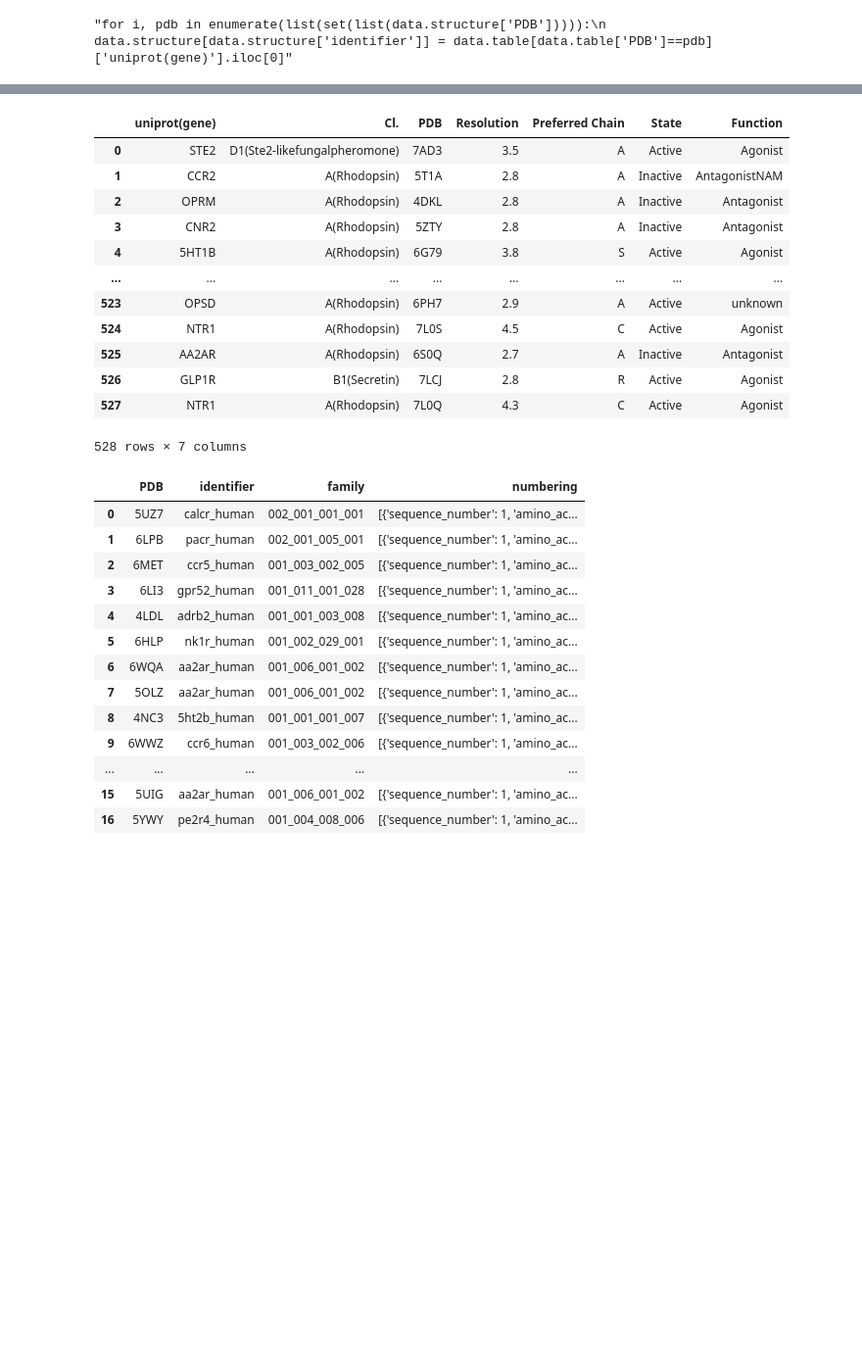
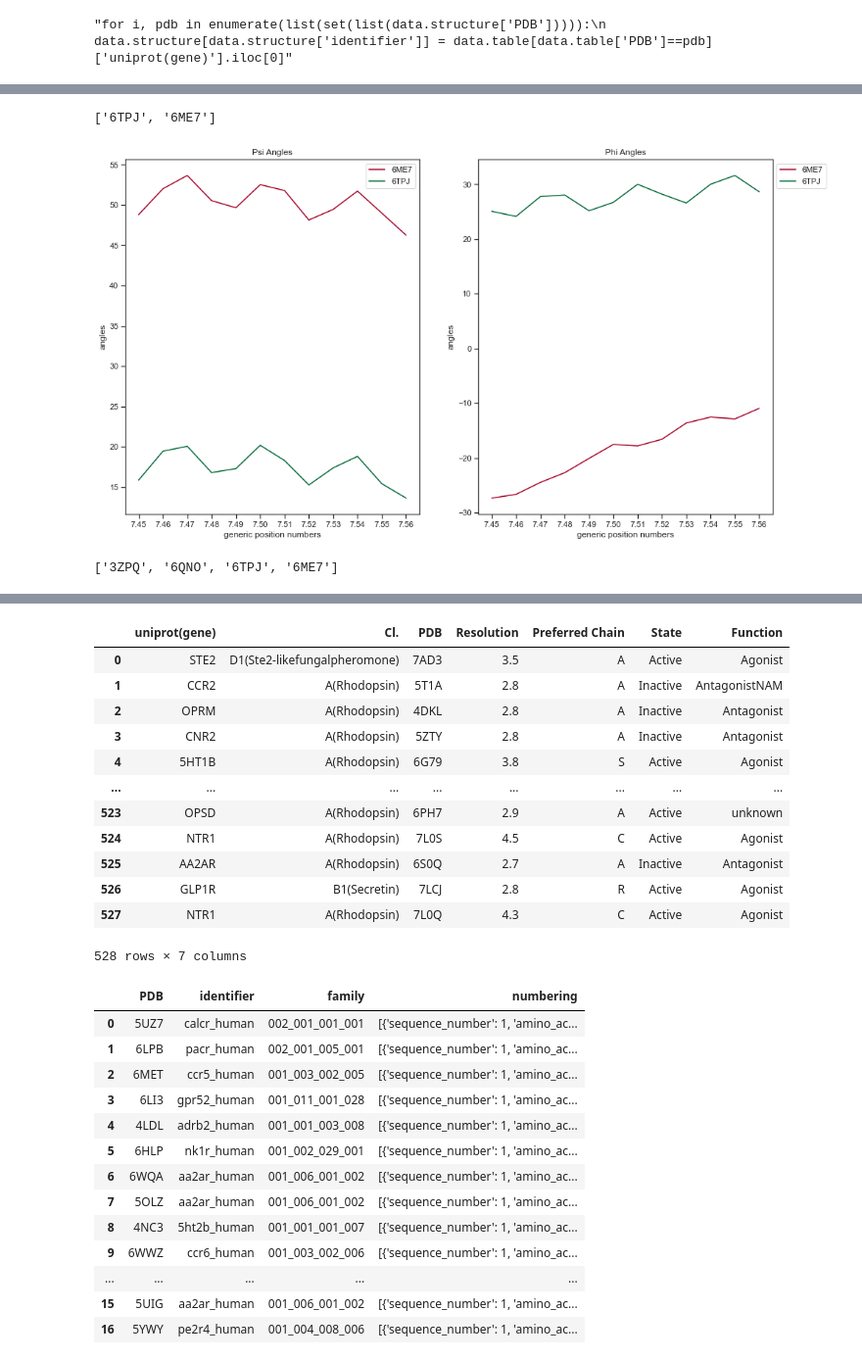
Before and after one commit to flurinh/mt, a Jupyter notebook: mmcif.ipynb, the cells around one changed output, grey strips where cells are left out. Shown at 98% size. Saved outputs shown, nothing was run; the diff lists cells and outputs as text; code cells hidden in the pictures; blank space fills up the shorter version.

```diff
--- a/mmcif.ipynb
+++ b/mmcif.ipynb
@@ -632,7 +619,9 @@ def get_pos(pdb_id, numbering, l2u, comp_sid):
 
 
 pdbs = list(set(list(data.structure['PDB'])))
-for i, pdb in enumerate(pdbs[:2]):
+
+
+for i, pdb in enumerate(pdbs[:4]):
     print(pdb)
     uniprot_list = []
     if type(maps_stacked[maps_stacked['PDB']==pdb].\
@@ -645,7 +634,8 @@ for i, pdb in enumerate(pdbs[:2]):
     pref_chain = pref_mapping['chain_id'].iloc[0]
     pref_mapping = pref_mapping.sort_values('start')
     uniprot_identifier = data.structure[data.structure['PDB']==pdb]['identifier'].iloc[0]
-
+    final_idx = data.structure[data.structure['PDB']==pdb].tail(1)
+    print(final_idx)
     for j in range(len(pref_mapping)):
         row = pref_mapping.iloc[j].to_dict()
         map_identifier = row['identifier']
@@ -670,7 +660,7 @@ for i, pdb in enumerate(pdbs[:2]):
                 if lines > 0:
                     data.structure.at[line.index[0], 'label_2_uni'] = int(vals[k])
         else:
-            print('Didnt find correct uniprotmap (not a gpcr):', uniprot_identifier, map_identifier)
+            print('Didnt find correct uniprotmap (not a gpcr):', uniprot_identifier)
 # statement to drive labelling of residues by gene only if gene is a gpcr
 data.structure[['gen_pos', 'uniprot_comp_sid', 'gen_pos1', 'gen_pos2']] = data.structure.\
     apply(lambda x: get_pos(x.PDB, data.numbering, x.label_2_uni, x.label_comp_sid), axis=1, result_type='expand')
@@ -682,2 +686,5 @@ Found correct uniprot map: PACR_HUMAN PACR_HUMAN
 # %%
-data.structure['label_comp_sid','label_2_uni','gen_pos','gen_pos1','gen_pos2','uniprot_comp_sid']
+select = data.structure[(data.structure['gen_pos']!='') &
+                        (data.structure['gen_pos1']>=7.45) &
+                        (data.structure['gen_pos1']< 8)]\
+    [['PDB', 'label_comp_sid','gen_pos','gen_pos1','uniprot_comp_sid', 'Cartn_x', 'Cartn_y', 'Cartn_z']]
@@ -685,0 +728,4 @@ KeyError: ('label_comp_sid', 'label_2_uni', 'gen_pos', 'gen_pos1', 'gen_pos2', '
+# %%
+list(set(list(select['PDB'])))
+# %% [output]
+['6TPJ', '6ME7']
@@ -686,3 +778,11 @@ KeyError: ('label_comp_sid', 'label_2_uni', 'gen_pos', 'gen_pos1', 'gen_pos2', '
+# %%
+plot_angles_for_gen_pos(select)
+# %% [output]
+[figure, added]
+# %%
+list(set(list(data.structure['PDB'])))
+# %% [output]
+['3ZPQ', '6QNO', '6TPJ', '6ME7']
 # %%
 data.structure.to_pickle('data_structure.pkl')
 data.numbering.to_pickle('data_numbering.pkl')
```
Also changed, not shown: parts of 20 cells of this notebook.
